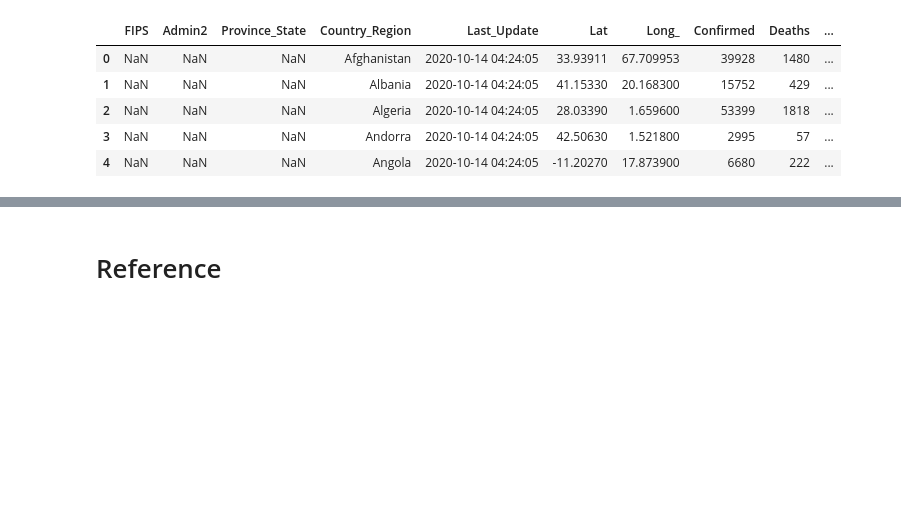
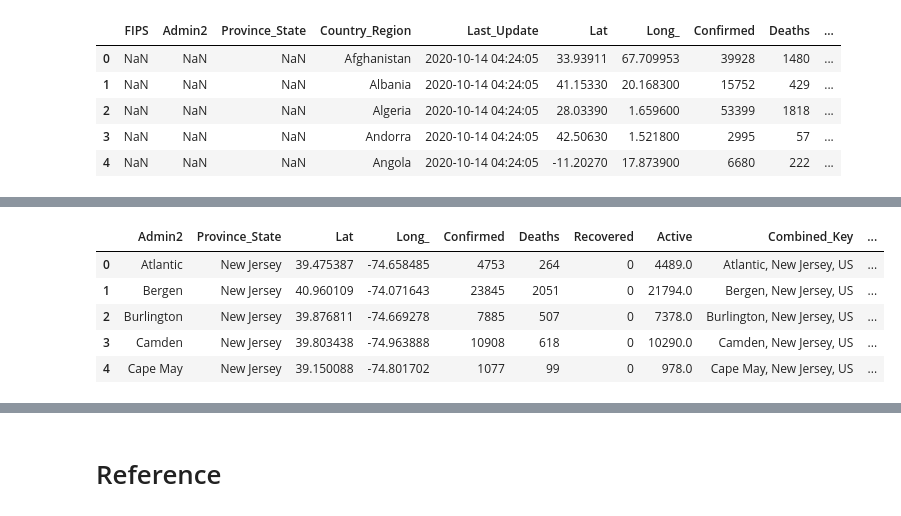
Before and after one commit to RedShuuu/Mix, a Jupyter notebook: COVID19/covid_data_analysis.ipynb, the cells around one changed output, grey strips where cells are left out. Saved outputs shown, nothing was run; the diff lists cells and outputs as text; code cells hidden in the pictures; blank space fills up the shorter version.

```diff
--- a/COVID19/covid_data_analysis.ipynb
+++ b/COVID19/covid_data_analysis.ipynb
@@ -340,0 +398,10 @@ daily_report_raw_data[daily_report_raw_data['Province_State'] == 'New Jersey']
+# %%
+nj_data.drop(columns=['FIPS', 'Country_Region', 'Last_Update', 'Incidence_Rate', 'Case-Fatality_Ratio'], inplace=True)
+nj_data.head()
+# %% [output]
+|  | Admin2 | Province_State | Lat | Long_ | Confirmed | Deaths | Recovered | Active | Combined_Key | ... |
+| 0 | Atlantic | New Jersey | 39.475387 | -74.658485 | 4753 | 264 | 0 | 4489.0 | Atlantic, New Jersey, US | ... |
+| 1 | Bergen | New Jersey | 40.960109 | -74.071643 | 23845 | 2051 | 0 | 21794.0 | Bergen, New Jersey, US | ... |
+| 2 | Burlington | New Jersey | 39.876811 | -74.669278 | 7885 | 507 | 0 | 7378.0 | Burlington, New Jersey, US | ... |
+| 3 | Camden | New Jersey | 39.803438 | -74.963888 | 10908 | 618 | 0 | 10290.0 | Camden, New Jersey, US | ... |
+| 4 | Cape May | New Jersey | 39.150088 | -74.801702 | 1077 | 99 | 0 | 978.0 | Cape May, New Jersey, US | ... |
```
Also changed, not shown: parts of 24 cells of this notebook.
